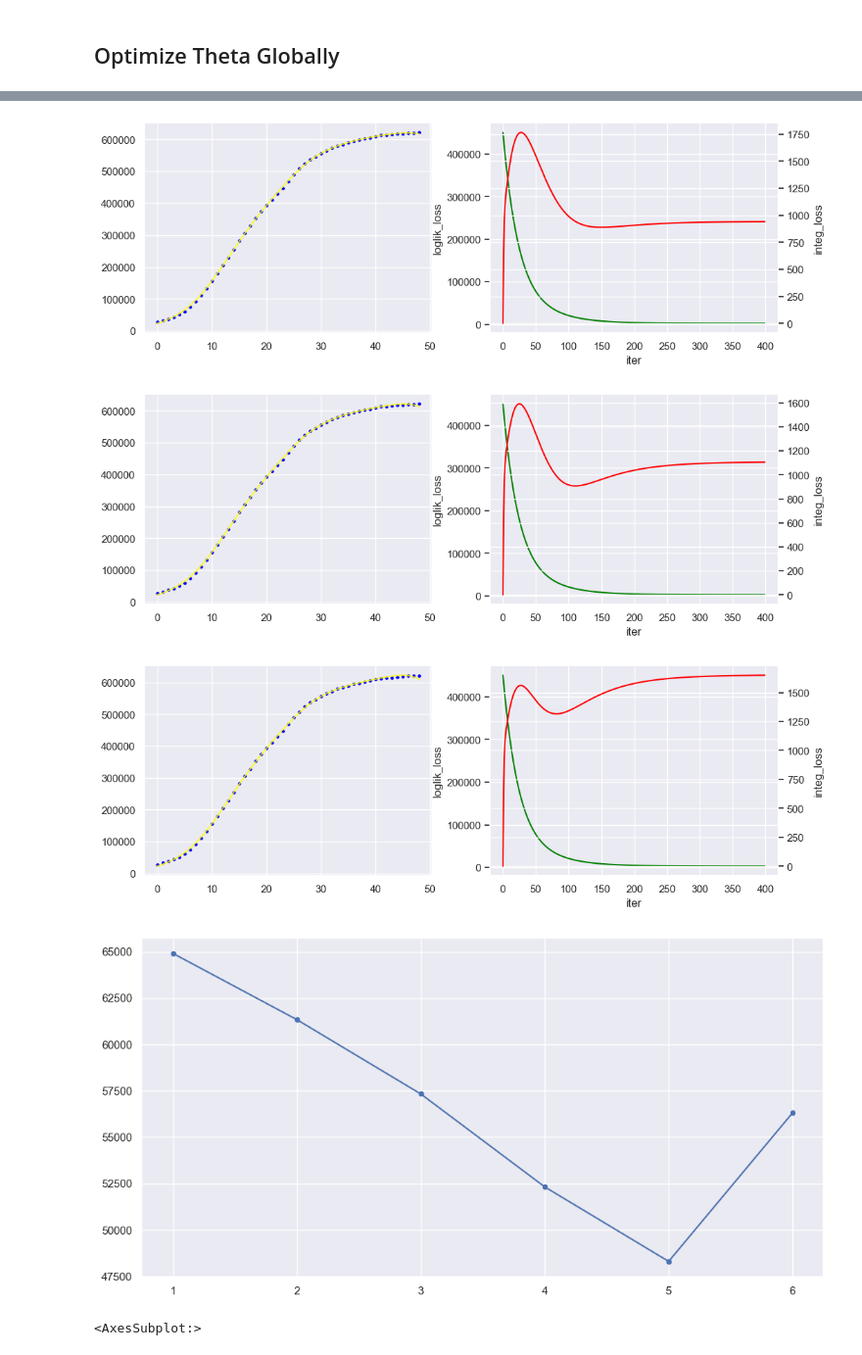
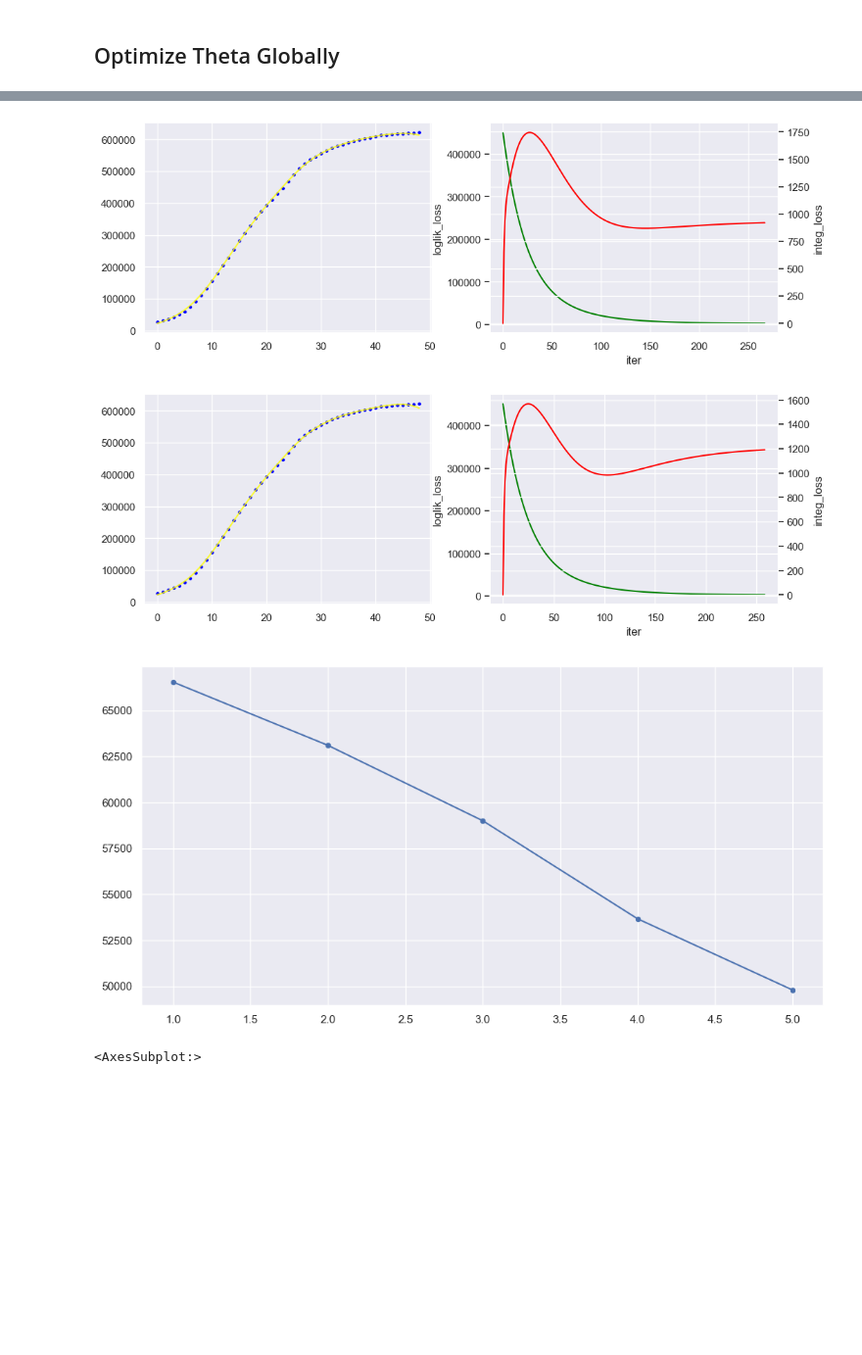
Before and after one commit to ChenZhouUC/Covid19_Modeling, a Jupyter notebook: scripts/covid19.ipynb, the cells around one changed output, grey strips where cells are left out. Shown at 98% size. Cells and saved outputs as stored; diff of their text form; code cells hidden in the pictures; blank space fills up the shorter version.

```diff
--- a/scripts/covid19.ipynb
+++ b/scripts/covid19.ipynb
@@ -237,11 +257,13 @@ interg_interp_prop = 500.0
 ser = data_sh.total_affected.iloc[28:].values
 kappa, mu, tau = 0.6, 1.0, 1.8
 # %%
-labd, lr, decay, iters, show_process = (
+labd, lr, decay, iters, early_stop_ratio, early_stop_steps, show_process = (
     5.0,
     0.02,
     0.999,
     int(4e2),
+    [1.1, 0.999],
+    3,
     True,
 )
 # %%
@@ -289,6 +313,7 @@ def model_theta_global_opt(
     bs_lr_schedule,
     theta_lr_schedule,
     early_stop_ratio,
+    early_stop_steps,
     show_process="outer",
 ):
     losses = [np.inf]
@@ -306,6 +331,7 @@ def model_theta_global_opt(
     else:
         show_process_bs, show_process_theta = False, False
 
+    continuous_remain = 0
     for iter_theta_ in range(iters_theta):
         theta_grad, loss_, fitted_ser = bs_coeff_local_opt(
             ser,
@@ -318,16 +344,29 @@ def model_theta_global_opt(
             lr_bs,
             decay_bs,
             iters_bs,
+            early_stop_ratio,
+            early_stop_steps,
             show_process_bs,
         )
-        if loss_ == np.inf or loss_ / min(losses) > early_stop_ratio:
+        if (
+            loss_ == np.inf
+            or loss_ / min(losses) > early_stop_ratio[0]
+            or continuous_remain > early_stop_steps
+        ):
             break
+        if loss_ / min(losses) >= early_stop_ratio[1]:
+            continuous_remain = np.clip(continuous_remain + 1, 0, np.inf)
+        else:
+            continuous_remain = 0
+
+        if min(losses) > loss_:
+            theta_selected = theta.copy()
+            fitted_ser_selected = fitted_ser.copy()
+
         theta[0] -= lr_theta * theta_grad[0]
         theta[1] -= lr_theta * theta_grad[1]
         theta[2] -= lr_theta * theta_grad[2]
-        if min(losses) > loss_:
-            theta_selected = theta.copy()
-            fitted_ser_selected = fitted_ser.copy()
+
         lr_theta = lr_theta * decay_theta
         losses.append(loss_)
         if show_process_theta:
@@ -340,6 +379,8 @@ def model_theta_global_opt(
 # %%
 kappa_init, mu_init, tau_init = 0.59, 1.0, 1.81
 # %%
+ser = data_sh.total_affected.iloc[28:].values
+
 theta_opt, losses, fitted_opt = model_theta_global_opt(
     ser,
     kappa_init=kappa_init,
@@ -350,7 +391,8 @@ theta_opt, losses, fitted_opt = model_theta_global_opt(
     labd=5.0,
     bs_lr_schedule=(int(4e2), 0.02, 0.999),
     theta_lr_schedule=(int(2e2), 0.1, 0.99),
-    early_stop_ratio=1.2,
+    early_stop_ratio=[1.2, 0.999],
+    early_stop_steps=3,
     show_process="both",
 )
 # %% [output]
@@ -367,7 +408,6 @@ inter 5: Theta: [0.58450889 1.01020529 1.81959672] Loss: 56315.12689637518
-[figure, old version]
+[figure, new version]
-[figure, old version]
+[figure, new version]
-[figure, old version]
+[figure, new version]
-[figure, removed]
 # %%
 sns.scatterplot(x=range(len(ser)), y=ser, alpha=1.0, color="blue", s=32)
 sns.lineplot(x=range(len(ser)), y=fitted_opt, alpha=0.8, color="yellow", linewidth=4)
```
Also changed, not shown: parts of 11 cells of this notebook, 1 other file.
